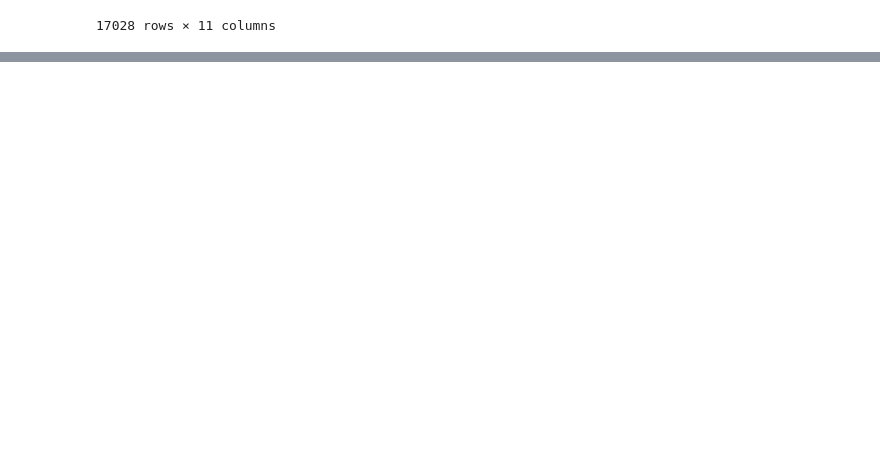
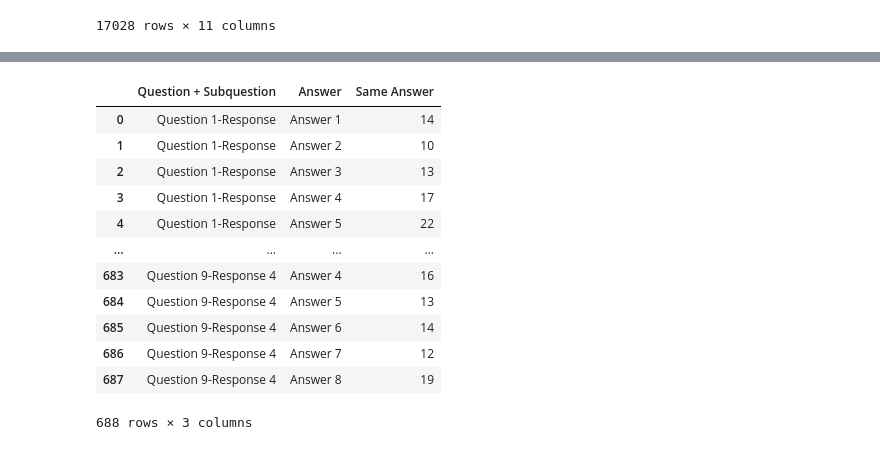
Before and after one commit to chrishunt11/Survery_Monkey_Data_Transformation, a Jupyter notebook: Script 1 - Data Manipulation.ipynb, the cells around one changed output, grey strips where cells are left out. Saved outputs shown, nothing was run; the diff lists cells and outputs as text; code cells hidden in the pictures; blank space fills up the shorter version.

```diff
--- a/Script 1 - Data Manipulation.ipynb
+++ b/Script 1 - Data Manipulation.ipynb
@@ -158,0 +184,19 @@ Merged Data: 17028
+# %%
+same_answer = df_merged  # [df_merged['Answer'].notna()]
+same_answer = same_answer.groupby(['Question + Subquestion', 'Answer'])['Respondent ID-'].nunique().reset_index()
+same_answer.rename(columns={'Respondent ID-': 'Same Answer'}, inplace=True)
+same_answer
+# %% [output]
+|  | Question + Subquestion | Answer | Same Answer |
+| 0 | Question 1-Response | Answer 1 | 14 |
+| 1 | Question 1-Response | Answer 2 | 10 |
+| 2 | Question 1-Response | Answer 3 | 13 |
+| 3 | Question 1-Response | Answer 4 | 17 |
+| 4 | Question 1-Response | Answer 5 | 22 |
+| ... | ... | ... | ... |
+| 683 | Question 9-Response 4 | Answer 4 | 16 |
+| 684 | Question 9-Response 4 | Answer 5 | 13 |
+| 685 | Question 9-Response 4 | Answer 6 | 14 |
+| 686 | Question 9-Response 4 | Answer 7 | 12 |
+| 687 | Question 9-Response 4 | Answer 8 | 19 |
+688 rows × 3 columns
```
Also changed, not shown: parts of 6 cells of this notebook, 1 other file.
